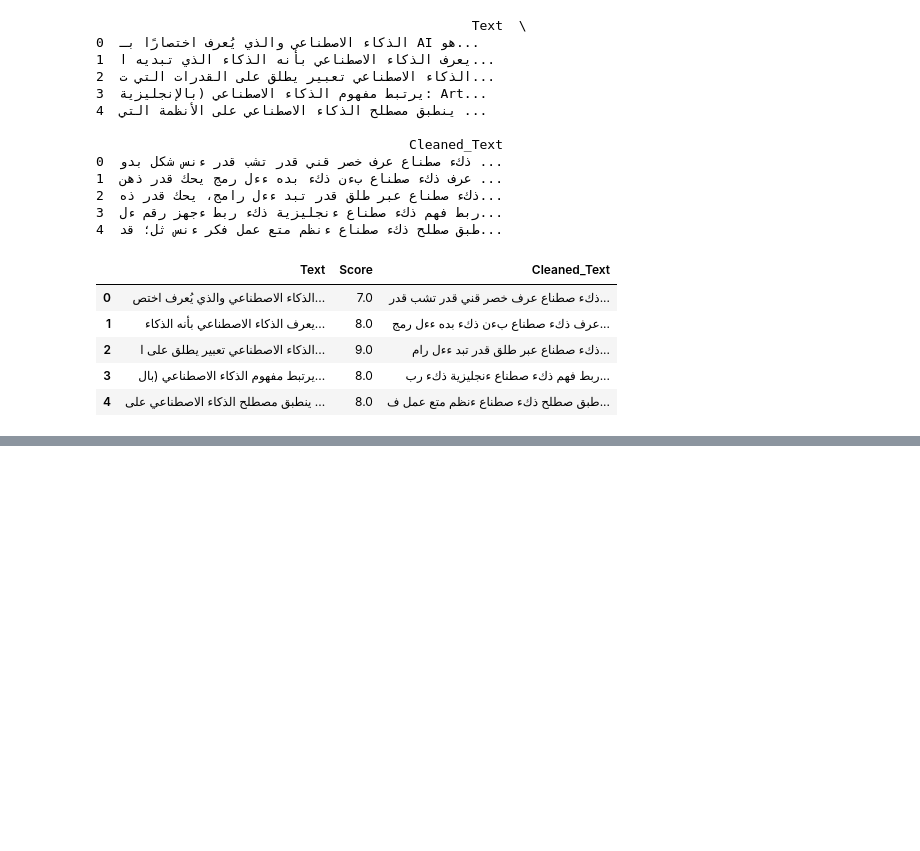
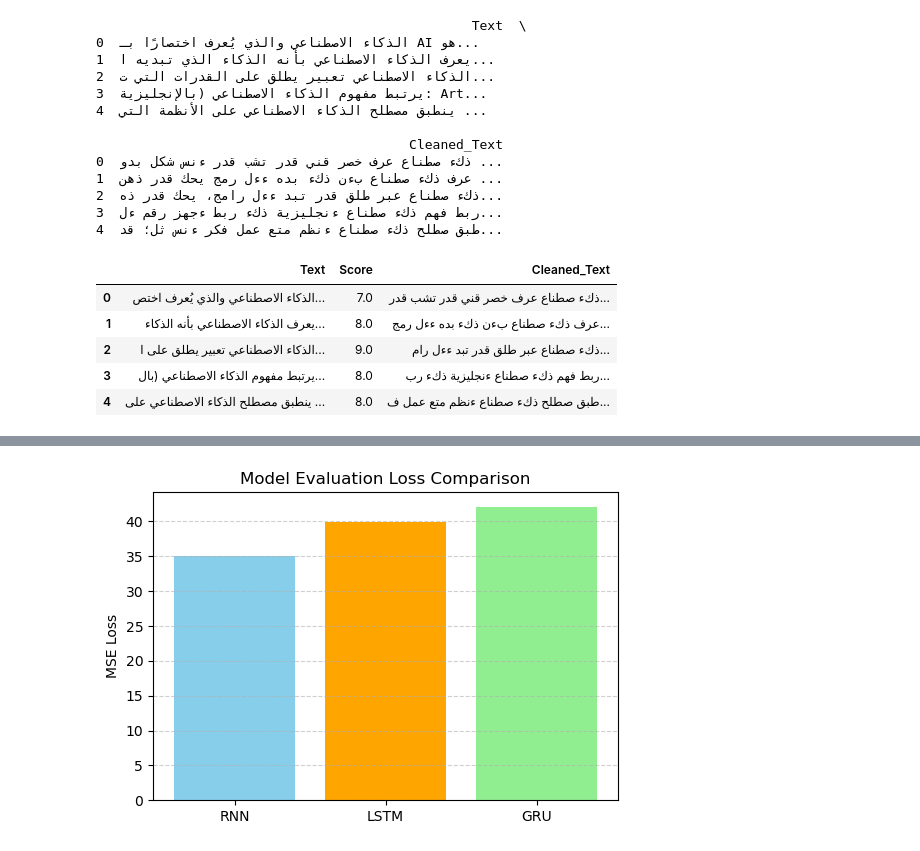
Before and after one commit to Salahjb/DL_Labs, a Jupyter notebook: Lab3/part1.ipynb, the cells around one changed output, grey strips where cells are left out. Cells and saved outputs as stored; diff of their text form; code cells hidden in the pictures; blank space fills up the shorter version.

Commit message:
Add : plot the prediction and evaluate the performaces of each Model

```diff
--- a/Lab3/part1.ipynb
+++ b/Lab3/part1.ipynb
@@ -104,8 +104,8 @@ df = pd.DataFrame({
 # %%
 df.to_csv('arabic_text_dataset.csv', index=False)
 # %%
-import pandas a
-df.read_csv('arabic_text_dataset.csv')
+import pandas as pd
+df = pd.read_csv('arabic_text_dataset.csv')
 # %%
 import pandas as pd
 import re
@@ -297,7 +295,13 @@ def train_model(model, train_loader, num_epochs=5, lr=0.001):
 
         print(f"Epoch {epoch+1}/{num_epochs}, Loss: {total_loss / len(train_loader)}")
 
-# Choose a model and train it
+# put a model and train it
 rnn_model = RNNModel(vocab_size=MAX_NB_WORDS, embedding_dim=128, hidden_dim=128)
 train_model(rnn_model, train_loader)
+
+lstm_model = LSTMModel(vocab_size=MAX_NB_WORDS, embedding_dim=128, hidden_dim=128)
+train_model(lstm_model, train_loader)
+
+gru_model = GRUModel(vocab_size=MAX_NB_WORDS, embedding_dim=128, hidden_dim=128)
+train_model(gru_model, train_loader)
 # %% [output]
@@ -419,0 +459,16 @@ Evaluation Loss: 23.292538857460023
+# %%
+losses = {}
+preds_dict = {}
+targets_dict = {}
+
+models = {
+    "RNN": rnn_model,
+    "LSTM": lstm_model,
+    "GRU": gru_model
+}
+
+for name, model in models.items():
+    loss, preds, targets = evaluate_model(model, test_loader, model_name=name)
+    losses[name] = loss
+    preds_dict[name] = preds
+    targets_dict[name] = targets
@@ -419,0 +479,9 @@ Evaluation Loss: 23.292538857460023
+# %%
+plt.figure(figsize=(6, 4))
+plt.bar(losses.keys(), losses.values(), color=['skyblue', 'orange', 'lightgreen'])
+plt.ylabel("MSE Loss")
+plt.title("Model Evaluation Loss Comparison")
+plt.grid(axis='y', linestyle='--', alpha=0.6)
+plt.show()
+# %% [output]
+[figure, added]
```
Also changed, not shown: parts of 8 cells of this notebook.
